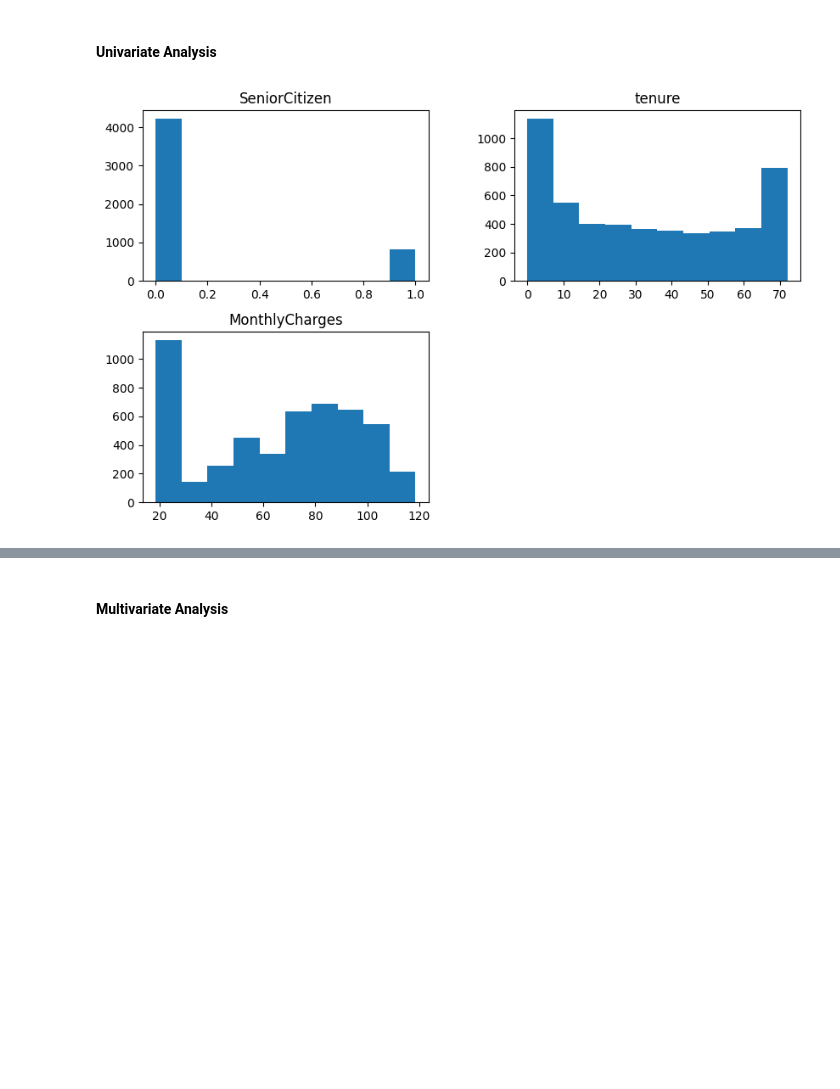
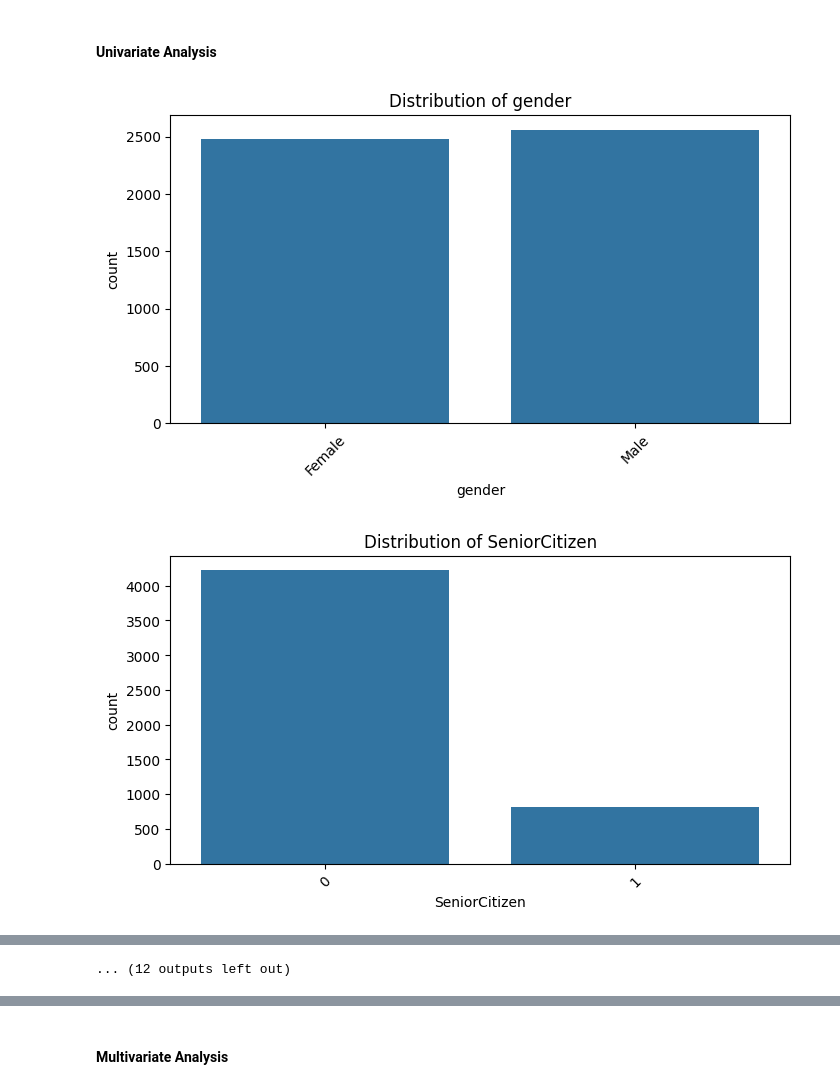
Before and after one commit to Moriahasare/Customer-Churn-Project, a Jupyter notebook: notebook.ipynb, the cells around one changed output, grey strips where cells are left out. Cells and saved outputs as stored; diff of their text form; code cells hidden in the pictures; blank space fills up the shorter version.

```diff
--- a/notebook.ipynb
+++ b/notebook.ipynb
@@ -252,8 +256,43 @@ PaperlessBilling: data['True' 'False' 'Yes' 'No']
 Churn: data['False' 'True' nan 'No' 'Yes']
 # %% [markdown]
 #### Univariate Analysis
-# %%
-data.hist(figsize=(10, 6), grid=False)
-plt.show()
-# %% [output]
-[figure, removed]
+# %%
+# Create a copy of the original dataset
+data_copy = data.copy()
+# %%
+# Univariate analysis for Categorical Variables
+categorical_columns = ['gender', 'SeniorCitizen', 'Partner', 'Dependents', 'PhoneService',
+                       'MultipleLines', 'InternetService', 'OnlineSecurity', 'OnlineBackup',
+                       'DeviceProtection', 'TechSupport', 'StreamingTV', 'StreamingMovies',
+                       'Contract', 'PaperlessBilling', 'PaymentMethod', 'Churn']
+
+for column in categorical_columns:
+    plt.figure(figsize=(8, 4))
+    sns.countplot(data=data_copy, x=column)
+    plt.title(f'Distribution of {column}')
+    plt.xticks(rotation=45)
+    plt.show()
+
+# Univariate analysis for Numerical Variables
+numerical_columns = ['tenure', 'MonthlyCharges', 'TotalCharges']
+
+# Convert 'TotalCharges' to numeric for analysis
+data_copy['TotalCharges'] = pd.to_numeric(data_copy['TotalCharges'], errors='coerce')
+
+for column in numerical_columns:
+    plt.figure(figsize=(4, 2))
+    sns.histplot(data_copy[column].dropna(), kde=True)
+    plt.title(f'Distribution of {column}')
+    plt.show()
+
+    plt.figure(figsize=(4, 2))
+    sns.boxplot(x=data_copy[column].dropna())
+    plt.title(f'Boxplot of {column}')
+    plt.show()
+
+# Analysis for missing values
+missing_values = data_copy.isnull().sum()
+print("Missing Values:\n", missing_values[missing_values > 0])
+# %% [output]
+[figure, added]
+[figure, added]
@@ -259,0 +309 @@ plt.show()
+... (12 outputs left out)
```
Also changed, not shown: parts of 34 cells of this notebook, 5 other files.
